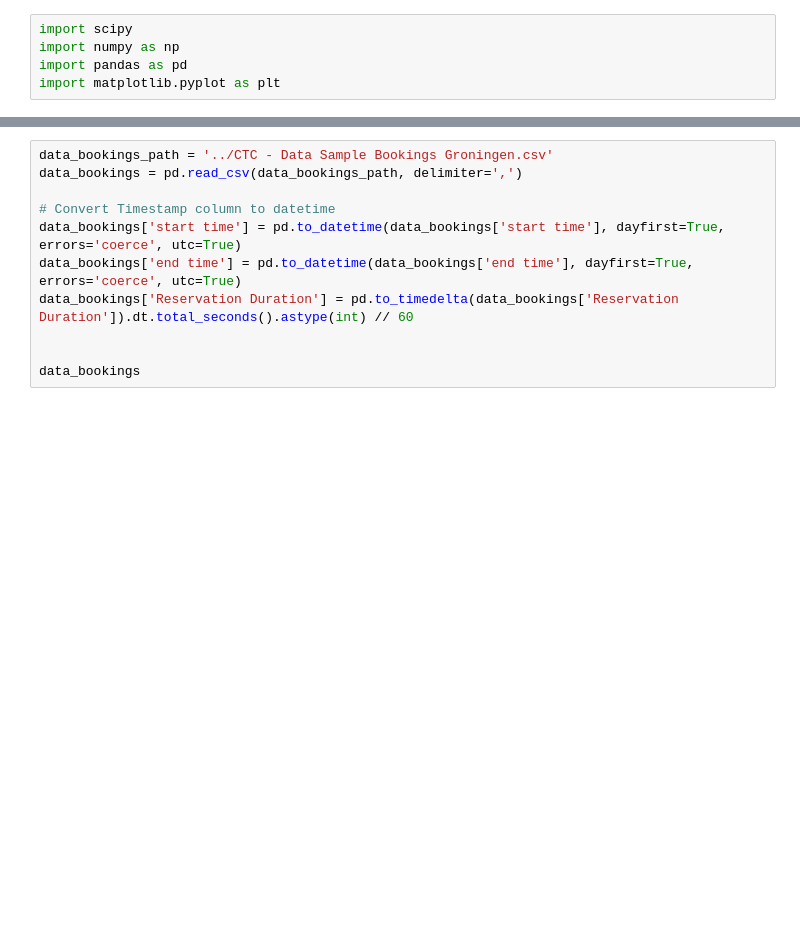
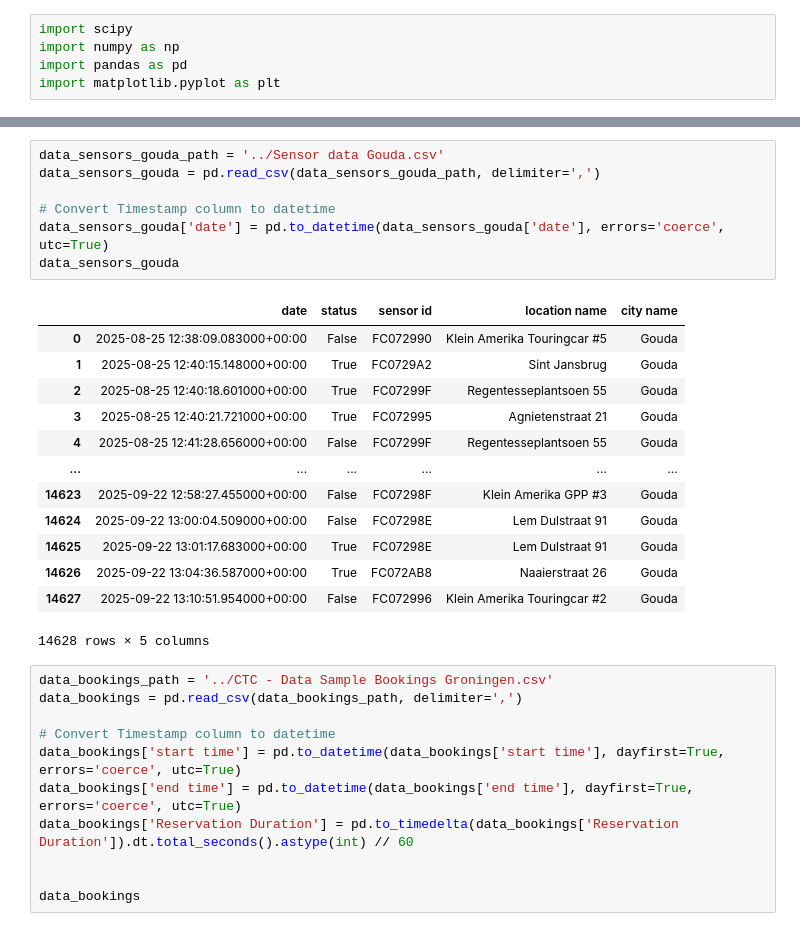
Before and after one commit to chenneman/CTC-advanced-data-science, a Jupyter notebook: Coding The Curbs.ipynb, the cells around one changed output, grey strips where cells are left out. Drawn from its saved outputs; the diff is of its cells as text; blank space fills up the shorter version.

```diff
--- a/Coding The Curbs.ipynb
+++ b/Coding The Curbs.ipynb
@@ -28,6 +28,27 @@ data_sensors
 | 30920 | 30921 | 01fbd535-8f04-4343-a29c-1a644061c18d | 2024-11-06 20:02:37+00:00 | True | -6.0 | -53.0 | 3.605 | NaN | ... |
 | 30921 | 30922 | 3aab9572-127a-4712-83e1-918ae6ada912 | 2024-11-06 20:05:48+00:00 | False | -3.0 | -59.0 | 3.576 | NaN | ... |
 30922 rows × 10 columns
+# %%
+data_sensors_gouda_path = '../Sensor data Gouda.csv'
+data_sensors_gouda = pd.read_csv(data_sensors_gouda_path, delimiter=',')
+
+# Convert Timestamp column to datetime
+data_sensors_gouda['date'] = pd.to_datetime(data_sensors_gouda['date'], errors='coerce', utc=True)
+data_sensors_gouda
+# %% [output]
+|  | date | status | sensor id | location name | city name |
+| 0 | 2025-08-25 12:38:09.083000+00:00 | False | FC072990 | Klein Amerika Touringcar #5 | Gouda |
+| 1 | 2025-08-25 12:40:15.148000+00:00 | True | FC0729A2 | Sint Jansbrug | Gouda |
+| 2 | 2025-08-25 12:40:18.601000+00:00 | True | FC07299F | Regentesseplantsoen 55 | Gouda |
+| 3 | 2025-08-25 12:40:21.721000+00:00 | True | FC072995 | Agnietenstraat 21 | Gouda |
+| 4 | 2025-08-25 12:41:28.656000+00:00 | False | FC07299F | Regentesseplantsoen 55 | Gouda |
+| ... | ... | ... | ... | ... | ... |
+| 14623 | 2025-09-22 12:58:27.455000+00:00 | False | FC07298F | Klein Amerika GPP #3 | Gouda |
+| 14624 | 2025-09-22 13:00:04.509000+00:00 | False | FC07298E | Lem Dulstraat 91 | Gouda |
+| 14625 | 2025-09-22 13:01:17.683000+00:00 | True | FC07298E | Lem Dulstraat 91 | Gouda |
+| 14626 | 2025-09-22 13:04:36.587000+00:00 | True | FC072AB8 | Naaierstraat 26 | Gouda |
+| 14627 | 2025-09-22 13:10:51.954000+00:00 | False | FC072996 | Klein Amerika Touringcar #2 | Gouda |
+14628 rows × 5 columns
 # %%
 data_bookings_path = '../CTC - Data Sample Bookings Groningen.csv'
 data_bookings = pd.read_csv(data_bookings_path, delimiter=',')
```
Also changed, not shown: parts of 3 cells of this notebook.
